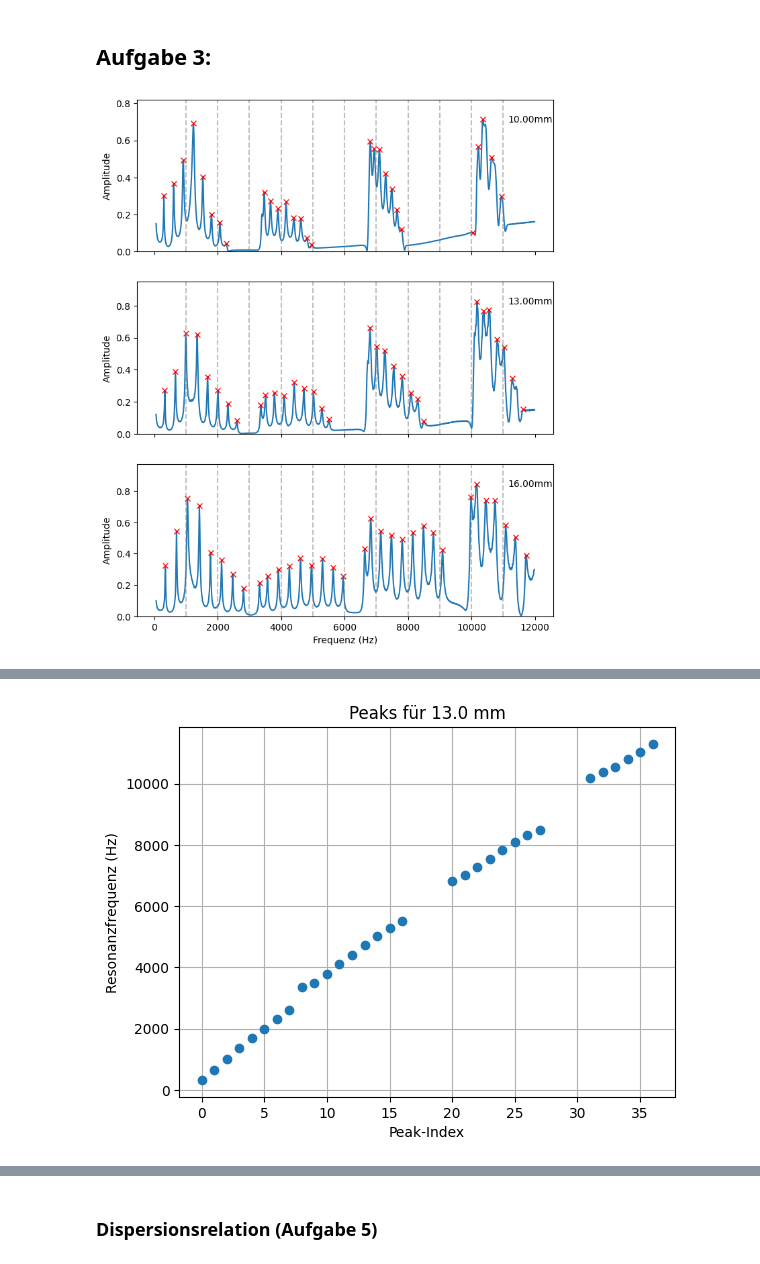
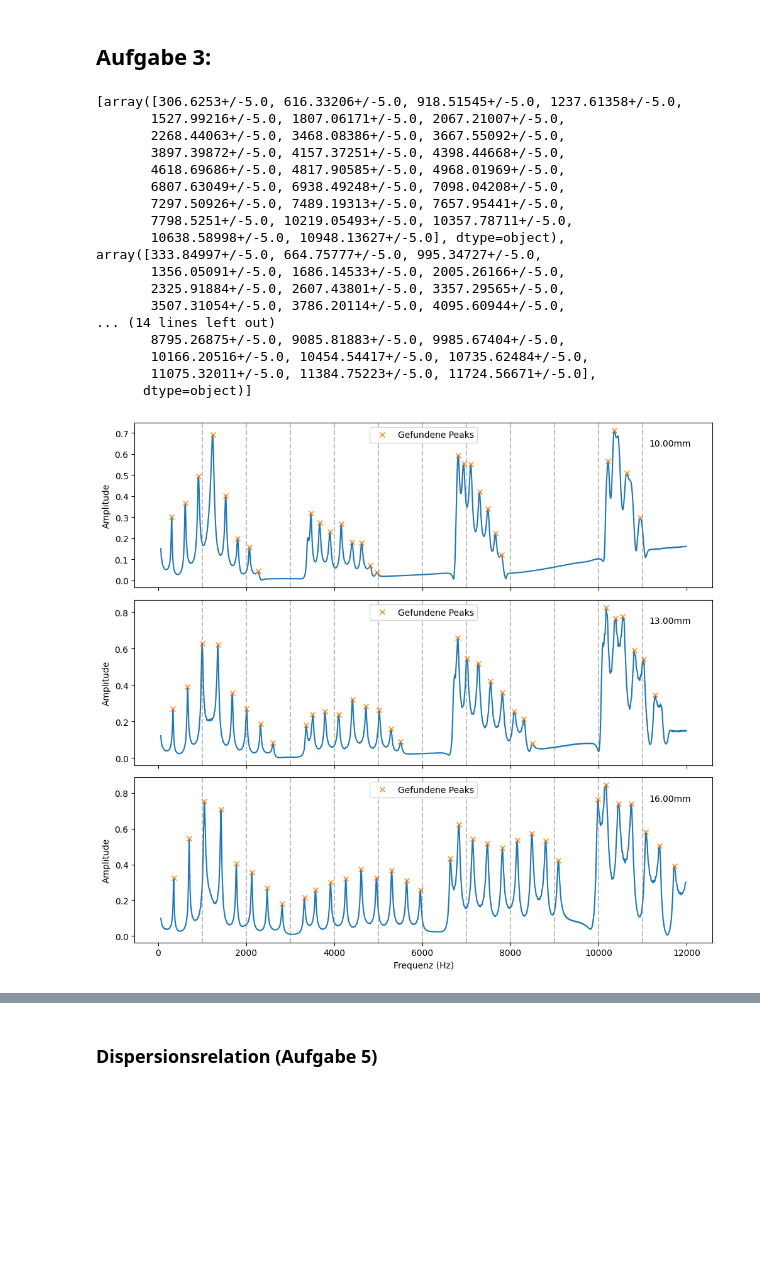
Before and after one commit to celina-coder-beep/F-Praktikum, a Jupyter notebook: 511-Quantenanalogien/Auswertung511.ipynb, the cells around one changed output, grey strips where cells are left out. Saved outputs shown, nothing was run; the diff lists cells and outputs as text; code cells hidden in the pictures; blank space fills up the shorter version.

```diff
--- a/511-Quantenanalogien/Auswertung511.ipynb
+++ b/511-Quantenanalogien/Auswertung511.ipynb
@@ -119,15 +126,16 @@ TypeError: 'module' object is not subscriptable
 # %%
 c= [] # array für alle berechneten Schallgeschwindigkeiten, arrays in array für jede Länge einen
+
+
 
 for i, peaks in enumerate(peaks_all_f):
     #print(peaks)
     x= np.arange(len(peaks))
     y= np.array([p.nominal_value for p in peaks])
-    plt.errorbar(x, y, yerr= [p.std_dev for p in peaks], fmt='o', label=f"{längen[i].nominal_value} m: Lineare Regression: R²={r_value**2:.4f}")
+    slope, intercept, r_value, p_value, std_err = linregress(x, y) #lineare Regresssion
+    plt.errorbar(x, y, yerr= [p.std_dev for p in peaks], fmt='o', label=f"{längen[i].nominal_value} m")#: Lineare Regression: R²={r_value**2:.4f}")
     plt.xlabel("Peak-Index")
     plt.ylabel("Resonanzfrequenz (Hz)")
-
-    slope, intercept, r_value, p_value, std_err = linregress(x, y) #lineare Regresssion
 
     c.append(ufloat(slope * 2 * längen[i].nominal_value, std_err) ) #Steigung * 2 * Länge (in m) = c
 
@@ -190,9 +198,9 @@ theoretische Referenzfrequenzen für L= 0.300+/-0.005 m:
 # 2 Abweichung der experimentellen Werte von den theoretischen ReferenzFREQUENZEN
 
 print("Abweichung der experimentellen Werte von den theoretischen Referenzfrequenzen:")
-for i in range(len(peaks_all)):
+for i in range(len(peaks_all_f)):
     print( f"für L= {längen[i].nominal_value:.2f} m:")
-    for b,t in (zip(peaks_all[i], f_theo[i])): # array mit den Frequenzen für Länge i
+    for b,t in (zip(peaks_all_f[i], f_theo[i])): # array mit den Frequenzen für Länge i
         #print( b, t)
         pro_abw = abs(b - t) / t *100
         print( pro_abw)
@@ -219,46 +227,66 @@ für L= 0.30 m:
 # %%
 # 3 Bestimmung Resonanzfrequnzen für verschiedene Iris Blenden bei L= 45cm
 
 files3= [r"20-03-26\3-10mm.dat", r"20-03-26\3-13mm.dat", r"20-03-26\3-16mm.dat"]
 
-peaks3_all= find_resonance_frequencies(files3, iris3, unit_iris, height=0.0005, rel_heigth= 0.2, prominence=0.009, width= (1,20))
-plt.show()
+peaks_all_f3, peaks_index_all3, frequency_all3, amplitude_all3= find_resonance_frequencies(files3, height=0.0005, rel_heigth= 0.2, prominence=0.009, width= (1,20))
 
-peaks3_all_raw= peaks3_all.copy()
+
+peaks3_all_raw= peaks_all_f3.copy()
+
 #weil nicht alle peaks erkannt werden:
-peaks3_all[1]= np.delete(peaks3_all[1],-1) # letzen bei 13mm löschen
-peaks3_all[0]= np.delete(peaks3_all[0], -5) # plateau bei kurz nach 10kHz löschen
+peaks_all_f3[0]= np.delete(peaks_all_f3[0], -5) # plateau bei kurz nach 10kHz löschen
+peaks_index_all3[0]= np.delete(peaks_index_all3[0], -5) # index des gelöschten peaks auch löschen
 
+peaks_all_f3[1]= np.delete(peaks_all_f3[1],-1) # letzen bei 13mm löschen
+peaks_index_all3[1]= np.delete(peaks_index_all3[1],-1) # index des gelöschten peaks auch löschen
+#hier werden nichtdie richtigen Peaks geplottet
+print(peaks_all_f3)
+plt_spectrum_with_optpeaks(peaks_all_f3, peaks_index_all3, frequency_all3, amplitude_all3, label= iris3, unit= "mm", plot_peaks= True)
 
 # leere Stellen einfügen, damit Bandlücke sichtbar wird
 nan_stellen_10= [8,9,10,19,20,21,22,23,31,32,33,34,35,36,37,38]
 for i in nan_stellen_10:
-    peaks3_all[0] = np.insert(peaks3_all[0],[i],[ufloat(np.nan,0)])
+    peaks_all_f3[0] = np.insert(peaks_all_f3[0],[i],[ufloat(np.nan,0)])
 
 nan_stellen_13= [17,18,19,28,29,30]
 for i in nan_stellen_13:
-    peaks3_all[1] = np.insert(peaks3_all[1],[i],[ufloat(np.nan,0)])
+    peaks_all_f3[1] = np.insert(peaks_all_f3[1],[i],[ufloat(np.nan,0)])
 
 nan_stellen_16= [26]
 for i in nan_stellen_16:
-    peaks3_all[2] = np.insert(peaks3_all[2],[i],[ufloat(np.nan,0)])
-
-
+    peaks_all_f3[2] = np.insert(peaks_all_f3[2],[i],[ufloat(np.nan,0)])
 
 
 # Resonanzfrequnezen gegen Index
 def frequency_gegen_index(peaks_all, label, unit):
     for i, peaks in enumerate(peaks_all):
         x= np.arange(len(peaks))
         y= np.array([p.nominal_value for p in peaks])
-        plt.errorbar(x, y, yerr= [p.std_dev for p in peaks], fmt='o')
+        plt.errorbar(x, y, yerr= [p.std_dev for p in peaks], fmt='o', label= f"{label[i].nominal_value} {unit}")
         plt.xlabel("Peak-Index")
         plt.ylabel("Resonanzfrequenz (Hz)")
-        plt.title(f"Peaks für {label[i].nominal_value} {unit}")
+        plt.legend()
         plt.grid()
-        plt.show()
-        #print(peaks_all[i])
 
-frequency_gegen_index(peaks3_all, iris3, unit_iris)
+frequency_gegen_index(peaks_all_f3, iris3, unit_iris)
+plt.show()
 # %% [output]
+[array([306.6253+/-5.0, 616.33206+/-5.0, 918.51545+/-5.0, 1237.61358+/-5.0,
+       1527.99216+/-5.0, 1807.06171+/-5.0, 2067.21007+/-5.0,
+       2268.44063+/-5.0, 3468.08386+/-5.0, 3667.55092+/-5.0,
+       3897.39872+/-5.0, 4157.37251+/-5.0, 4398.44668+/-5.0,
+       4618.69686+/-5.0, 4817.90585+/-5.0, 4968.01969+/-5.0,
+       6807.63049+/-5.0, 6938.49248+/-5.0, 7098.04208+/-5.0,
+       7297.50926+/-5.0, 7489.19313+/-5.0, 7657.95441+/-5.0,
+       7798.5251+/-5.0, 10219.05493+/-5.0, 10357.78711+/-5.0,
+       10638.58998+/-5.0, 10948.13627+/-5.0], dtype=object), array([333.84997+/-5.0, 664.75777+/-5.0, 995.34727+/-5.0,
+       1356.05091+/-5.0, 1686.14533+/-5.0, 2005.26166+/-5.0,
+       2325.91884+/-5.0, 2607.43801+/-5.0, 3357.29565+/-5.0,
+       3507.31054+/-5.0, 3786.20114+/-5.0, 4095.60944+/-5.0,
+... (14 lines left out)
+       8795.26875+/-5.0, 9085.81883+/-5.0, 9985.67404+/-5.0,
+       10166.20516+/-5.0, 10454.54417+/-5.0, 10735.62484+/-5.0,
+       11075.32011+/-5.0, 11384.75223+/-5.0, 11724.56671+/-5.0],
+      dtype=object)]
-[figure, old version]
+[figure, new version]
@@ -266 +293,0 @@ frequency_gegen_index(peaks3_all, iris3, unit_iris)
-[figure, removed]
```
Also changed, not shown: parts of 14 cells of this notebook.
